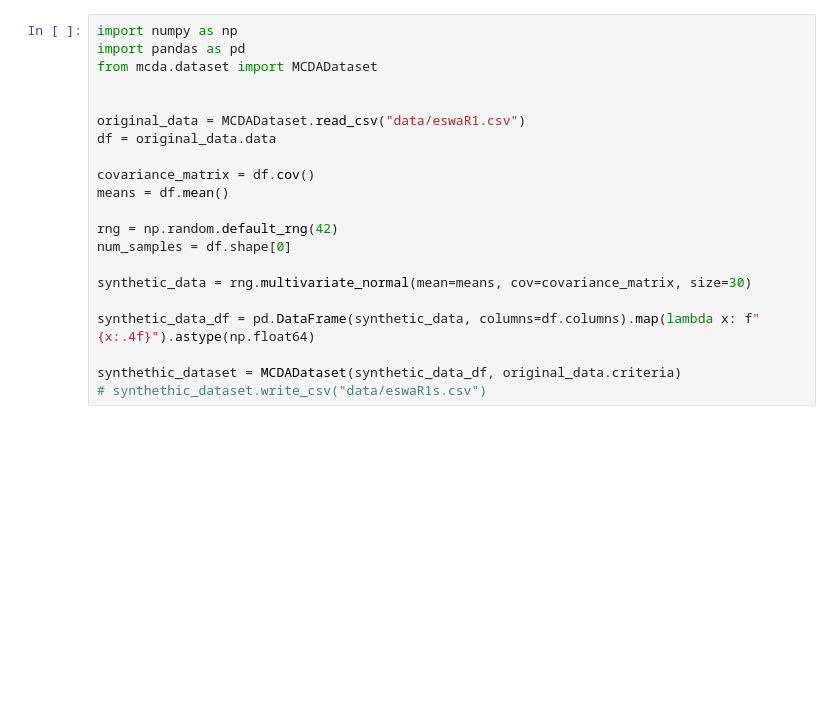
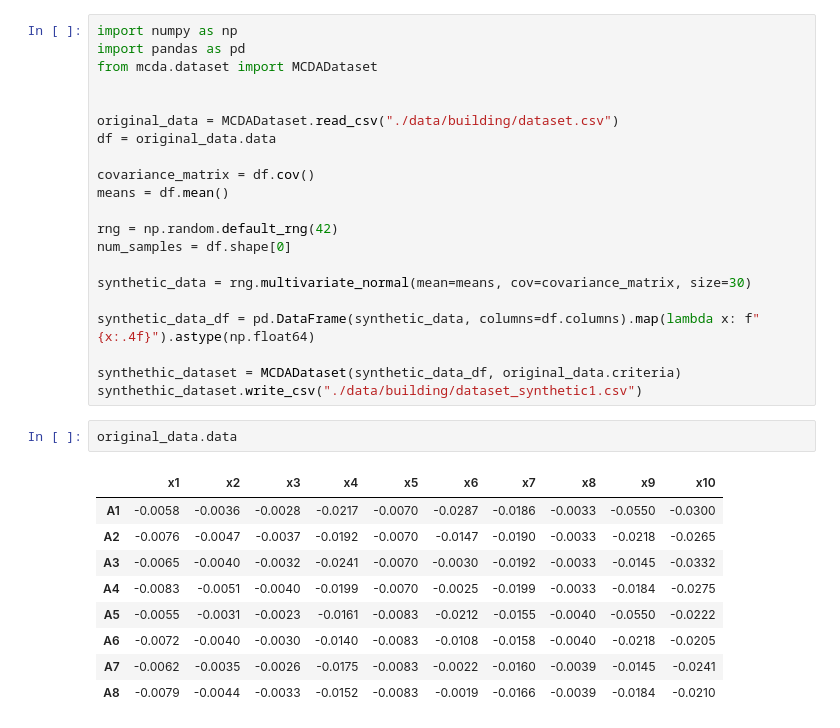
Before and after one commit to anras5/ordinal-regression-reduced, a Jupyter notebook: src/create_dataset.ipynb, the cells around one changed output. Drawn from its saved outputs; the diff is of its cells as text; blank space fills up the shorter version.

```diff
--- a/src/create_dataset.ipynb
+++ b/src/create_dataset.ipynb
@@ -4,7 +4,7 @@ import pandas as pd
 from mcda.dataset import MCDADataset
 
 
-original_data = MCDADataset.read_csv("data/eswaR1.csv")
+original_data = MCDADataset.read_csv("./data/building/dataset.csv")
 df = original_data.data
 
 covariance_matrix = df.cov()
@@ -18,7 +18,19 @@ synthetic_data = rng.multivariate_normal(mean=means, cov=covariance_matrix, size
 synthetic_data_df = pd.DataFrame(synthetic_data, columns=df.columns).map(lambda x: f"{x:.4f}").astype(np.float64)
 
 synthethic_dataset = MCDADataset(synthetic_data_df, original_data.criteria)
-# synthethic_dataset.write_csv("data/eswaR1s.csv")
+synthethic_dataset.write_csv("./data/building/dataset_synthetic1.csv")
+# %%
+original_data.data
+# %% [output]
+|  | x1 | x2 | x3 | x4 | x5 | x6 | x7 | x8 | x9 | x10 |
+| A1 | -0.0058 | -0.0036 | -0.0028 | -0.0217 | -0.0070 | -0.0287 | -0.0186 | -0.0033 | -0.0550 | -0.0300 |
+| A2 | -0.0076 | -0.0047 | -0.0037 | -0.0192 | -0.0070 | -0.0147 | -0.0190 | -0.0033 | -0.0218 | -0.0265 |
+| A3 | -0.0065 | -0.0040 | -0.0032 | -0.0241 | -0.0070 | -0.0030 | -0.0192 | -0.0033 | -0.0145 | -0.0332 |
+| A4 | -0.0083 | -0.0051 | -0.0040 | -0.0199 | -0.0070 | -0.0025 | -0.0199 | -0.0033 | -0.0184 | -0.0275 |
+| A5 | -0.0055 | -0.0031 | -0.0023 | -0.0161 | -0.0083 | -0.0212 | -0.0155 | -0.0040 | -0.0550 | -0.0222 |
+| A6 | -0.0072 | -0.0040 | -0.0030 | -0.0140 | -0.0083 | -0.0108 | -0.0158 | -0.0040 | -0.0218 | -0.0205 |
+| A7 | -0.0062 | -0.0035 | -0.0026 | -0.0175 | -0.0083 | -0.0022 | -0.0160 | -0.0039 | -0.0145 | -0.0241 |
+| A8 | -0.0079 | -0.0044 | -0.0033 | -0.0152 | -0.0083 | -0.0019 | -0.0166 | -0.0039 | -0.0184 | -0.0210 |
 # %%
 synthethic_dataset.data
 # %% [output]
```
Also changed, not shown: parts of 3 cells of this notebook, 7 other files.
